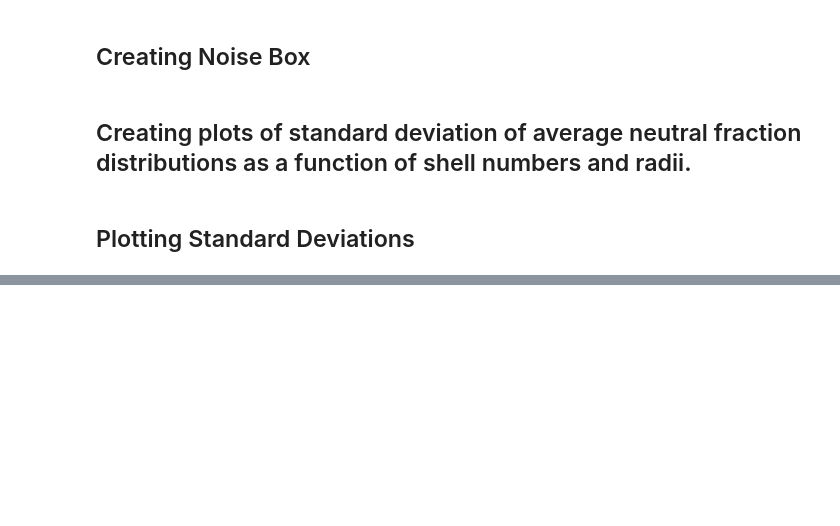
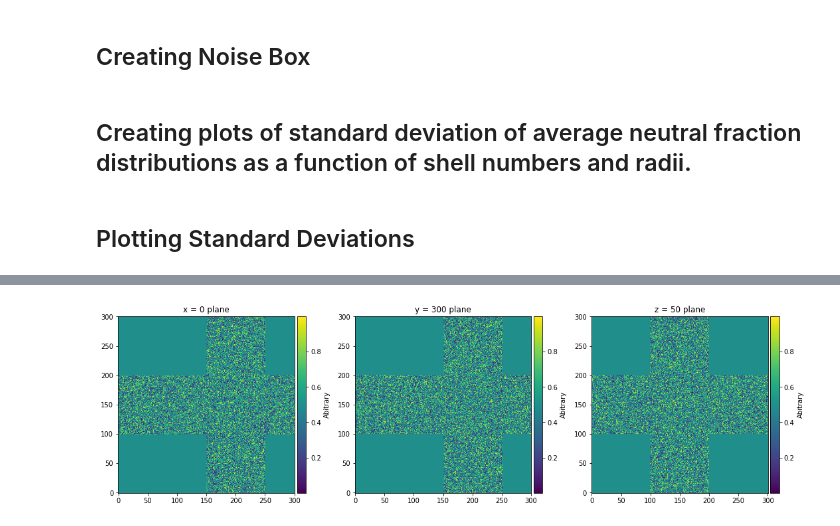
Before and after one commit to tommychinwj/HI_characterization, a Jupyter notebook: Experiment_code.ipynb, the cells around one changed output, grey strips where cells are left out. Saved outputs shown, nothing was run; the diff lists cells and outputs as text; code cells hidden in the pictures; blank space fills up the shorter version.

```diff
--- a/Experiment_code.ipynb
+++ b/Experiment_code.ipynb
@@ -462,0 +581,24 @@ plots(
+# %%
+periodicBCs_box = cube_centered_about_coordinate([0, 300, 50], 100, noise_box)
+# %%
+color='k'
+
+import matplotlib.pyplot as plt
+
+fig, (ax1, ax2, ax3) = plt.subplots(ncols=3, figsize=(15,15))
+
+img1 = ax1.imshow(periodicBCs_box[0,:,:], origin='lower')
+colorbar(img1, color_bar_label='Abitrary', plot_color=color)
+ax1.set_title('x = 0 plane', color=color)
+
+img2 = ax2.imshow(periodicBCs_box[:,300,:], origin='lower')
+colorbar(img2, color_bar_label='Abitrary', plot_color=color)
+ax2.set_title('y = 300 plane', color=color)
+
+img3 = ax3.imshow(periodicBCs_box[:,:,50], origin='lower')
+colorbar(img3, color_bar_label='Abitrary', plot_color=color)
+ax3.set_title('z = 50 plane', color=color)
+
+plt.tight_layout(h_pad=1)
+# %% [output]
+[figure, added]
```
Also changed, not shown: parts of 10 cells of this notebook, 1 other file.
